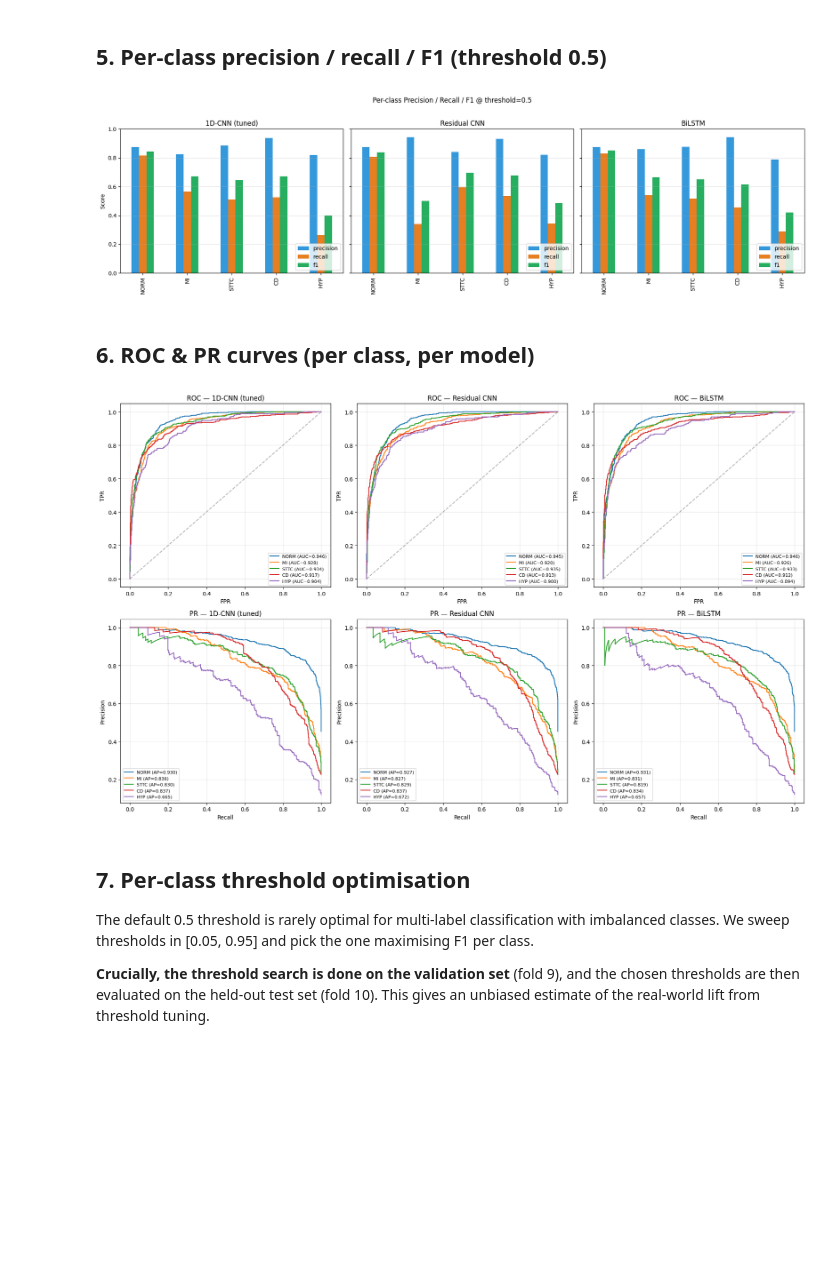
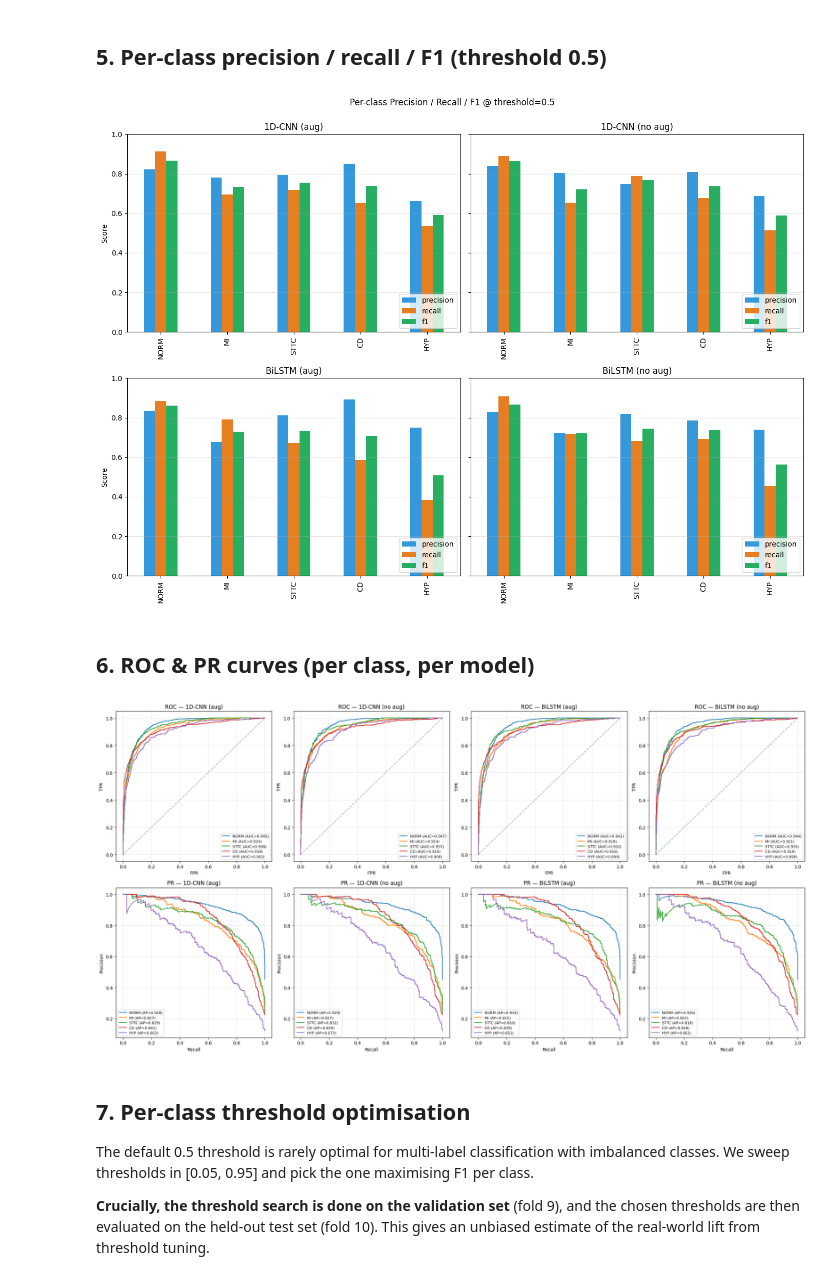
Before and after one commit to h676669/255PRosjekt_ECG, a Jupyter notebook: model_comparison.ipynb, the cells around one changed output. Cells and saved outputs as stored; diff of their text form; code cells hidden in the pictures; blank space fills up the shorter version.

```diff
--- a/model_comparison.ipynb
+++ b/model_comparison.ipynb
@@ -42,19 +44,22 @@ data = np.load(os.path.join(ART_DIR, "eval_sets.npz"))
 X_val,  y_val  = data["X_val"],  data["y_val"]
 X_test, y_test = data["X_test"], data["y_test"]
 
-# Load models
-MODEL_NAMES = ["cnn", "rescnn", "lstm", "xresnet1d"]
+# Load models — four variants
+MODEL_NAMES = ["cnn_aug", "cnn_noaug", "lstm_aug", "lstm_noaug"]
 MODEL_LABELS = {
-    "cnn":        "1D-CNN (tuned)",
-    "rescnn":     "Residual CNN",
-    "lstm":       "BiLSTM",
-    "xresnet1d":  "xresnet1d-50 (ref.)",
+    "cnn_aug":    "1D-CNN (aug)",
+    "cnn_noaug":  "1D-CNN (no aug)",
+    "lstm_aug":   "BiLSTM (aug)",
+    "lstm_noaug": "BiLSTM (no aug)",
 }
-models = {
-    name: keras.saving.load_model(os.path.join(ART_DIR, f"ecg_{name}_final.keras"),
-                                  compile=False)
-    for name in MODEL_NAMES
-}
+
+def _path(name):
+    """ecg_cnn_aug_final.keras etc. -- matches naming in training.ipynb."""
+    base, suffix = name.rsplit("_", 1)  # ("cnn", "aug")
+    return os.path.join(ART_DIR, f"ecg_{base}_{suffix}_final.keras")
+
+models = {name: keras.saving.load_model(_path(name), compile=False)
+          for name in MODEL_NAMES}
 
 # Load histories + tuner results
 with open(os.path.join(ART_DIR, "histories.pkl"), "rb") as f:
@@ -157,34 +201,33 @@ Metrics at threshold=0.5:
 # %% [markdown]
 ## 5. Per-class precision / recall / F1 (threshold 0.5)
 # %%
-fig, axes = plt.subplots(1, 3, figsize=(18, 5), sharey=True)
+fig, axes = plt.subplots(2, 2, figsize=(14, 10), sharey=True)
+axes = axes.flatten()
 for ax, (name, p) in zip(axes, probs.items()):
     y_pred = (p >= 0.5).astype(np.float32)
     per_class = {}
     for i, sc in enumerate(SUPERCLASSES):
         per_class[sc] = {
-            "precision": f1_score(y_test[:, i], y_pred[:, i], zero_division=0,
-                                  average=None).mean() if False else
-                         ((y_pred[:, i] * y_test[:, i]).sum() /
+            "precision": ((y_pred[:, i] * y_test[:, i]).sum() /
                           max(y_pred[:, i].sum(), 1)),
-            "recall":    (y_pred[:, i] * y_test[:, i]).sum() /
-                         max(y_test[:, i].sum(), 1),
+            "recall":    ((y_pred[:, i] * y_test[:, i]).sum() /
+                          max(y_test[:, i].sum(), 1)),
             "f1":        f1_score(y_test[:, i], y_pred[:, i], zero_division=0),
         }
     per_df = pd.DataFrame(per_class).T
     per_df.plot.bar(ax=ax, color=["#3498db", "#e67e22", "#27ae60"])
     ax.set_title(MODEL_LABELS[name]); ax.set_ylim(0, 1)
-    ax.set_ylabel("Score" if ax is axes[0] else "")
+    ax.set_ylabel("Score")
     ax.grid(alpha=0.3, axis="y"); ax.legend(loc="lower right")
 
-plt.suptitle("Per-class Precision / Recall / F1 @ threshold=0.5", y=1.02)
+plt.suptitle("Per-class Precision / Recall / F1 @ threshold=0.5", y=1.00)
 plt.tight_layout(); plt.savefig("per_class_metrics.png", dpi=150); plt.show()
 # %% [output]
-[figure, old version]
+[figure, new version]
 # %% [markdown]
 ## 6. ROC & PR curves (per class, per model)
 # %%
-fig, axes = plt.subplots(2, 3, figsize=(18, 11))
+fig, axes = plt.subplots(2, 4, figsize=(22, 11))
 
 # Top row: ROC
 for ax, (name, p) in zip(axes[0], probs.items()):
@@ -208,7 +251,7 @@ for ax, (name, p) in zip(axes[1], probs.items()):
 
 plt.tight_layout(); plt.savefig("roc_pr_curves.png", dpi=150); plt.show()
 # %% [output]
-[figure, old version]
+[figure, new version]
 # %% [markdown]
 ## 7. Per-class threshold optimisation
 
```
Also changed, not shown: parts of 23 cells of this notebook, 15 other files.
